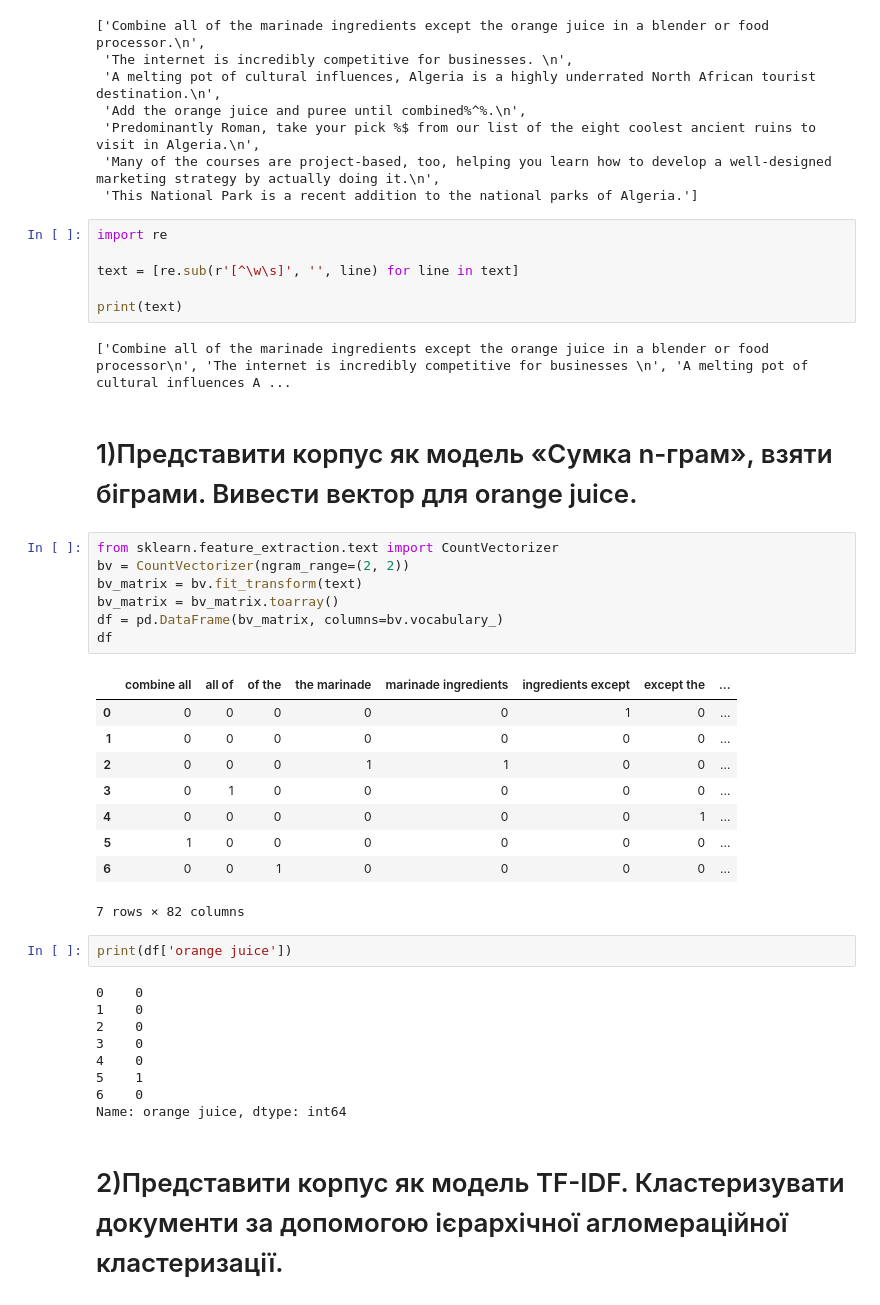
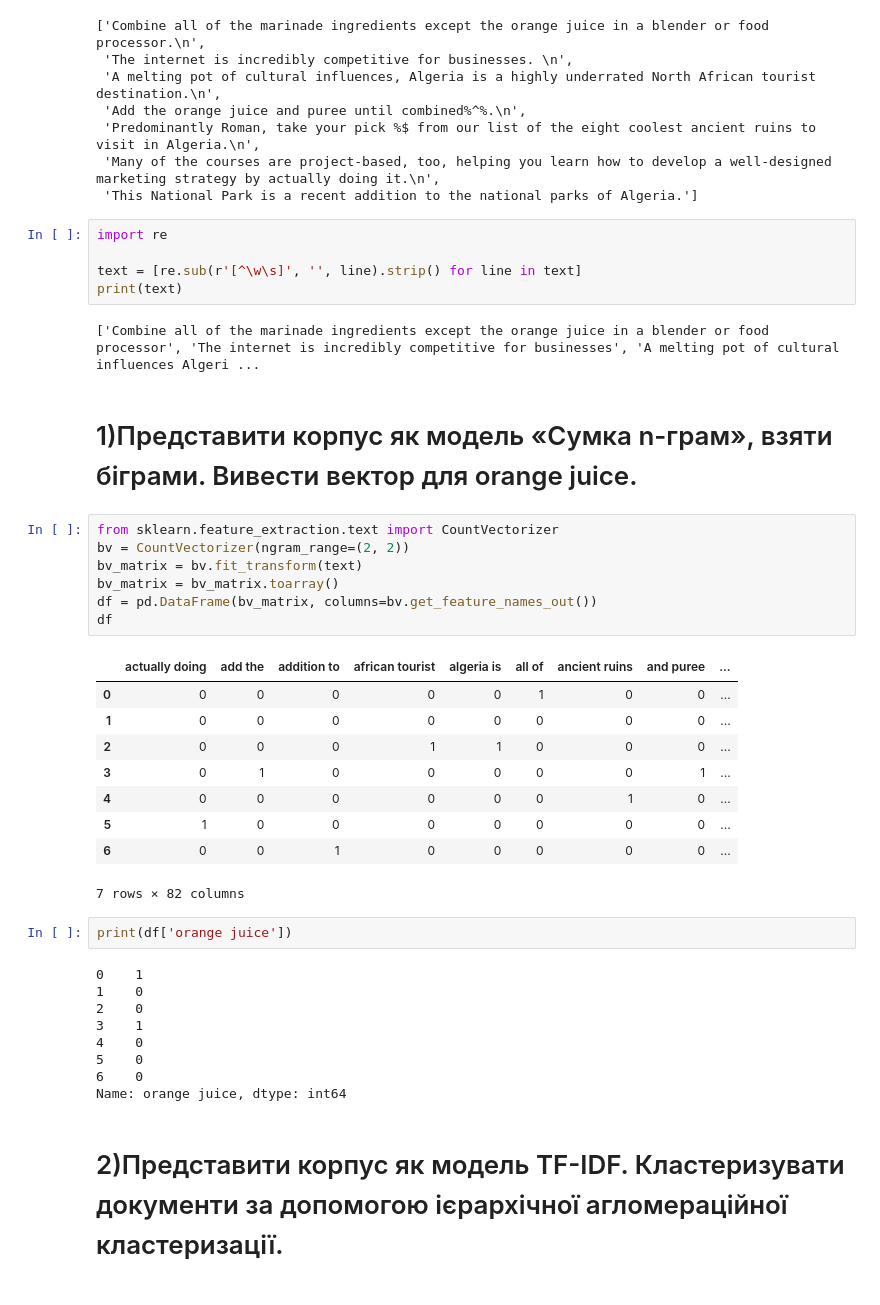
Before and after one commit to slavikDe/python, a Jupyter notebook: text_processing/lab2/lab2.ipynb, the cells around one changed output. Drawn from its saved outputs; the diff is of its cells as text.

```diff
--- a/text_processing/lab2/lab2.ipynb
+++ b/text_processing/lab2/lab2.ipynb
@@ -24,39 +24,38 @@ text
 # %%
 import re
 
-text = [re.sub(r'[^\w\s]', '', line) for line in text]
-
+text = [re.sub(r'[^\w\s]', '', line).strip() for line in text]
 print(text)
 # %% [output]
-['Combine all of the marinade ingredients except the orange juice in a blender or food processor\n', 'The internet is incredibly competitive for businesses \n', 'A melting pot of cultural influences A ...
+['Combine all of the marinade ingredients except the orange juice in a blender or food processor', 'The internet is incredibly competitive for businesses', 'A melting pot of cultural influences Algeri ...
 # %% [markdown]
 # 1)Представити корпус як модель «Сумка n-грам», взяти біграми. Вивести вектор для orange juice.
 # %%
 from sklearn.feature_extraction.text import CountVectorizer
 bv = CountVectorizer(ngram_range=(2, 2))
 bv_matrix = bv.fit_transform(text)
 bv_matrix = bv_matrix.toarray()
-df = pd.DataFrame(bv_matrix, columns=bv.vocabulary_)
+df = pd.DataFrame(bv_matrix, columns=bv.get_feature_names_out())
 df
 # %% [output]
-|  | combine all | all of | of the | the marinade | marinade ingredients | ingredients except | except the | ... |
-| 0 | 0 | 0 | 0 | 0 | 0 | 1 | 0 | ... |
-| 1 | 0 | 0 | 0 | 0 | 0 | 0 | 0 | ... |
-| 2 | 0 | 0 | 0 | 1 | 1 | 0 | 0 | ... |
-| 3 | 0 | 1 | 0 | 0 | 0 | 0 | 0 | ... |
-| 4 | 0 | 0 | 0 | 0 | 0 | 0 | 1 | ... |
-| 5 | 1 | 0 | 0 | 0 | 0 | 0 | 0 | ... |
-| 6 | 0 | 0 | 1 | 0 | 0 | 0 | 0 | ... |
+|  | actually doing | add the | addition to | african tourist | algeria is | all of | ancient ruins | and puree | ... |
+| 0 | 0 | 0 | 0 | 0 | 0 | 1 | 0 | 0 | ... |
+| 1 | 0 | 0 | 0 | 0 | 0 | 0 | 0 | 0 | ... |
+| 2 | 0 | 0 | 0 | 1 | 1 | 0 | 0 | 0 | ... |
+| 3 | 0 | 1 | 0 | 0 | 0 | 0 | 0 | 1 | ... |
+| 4 | 0 | 0 | 0 | 0 | 0 | 0 | 1 | 0 | ... |
+| 5 | 1 | 0 | 0 | 0 | 0 | 0 | 0 | 0 | ... |
+| 6 | 0 | 0 | 1 | 0 | 0 | 0 | 0 | 0 | ... |
 7 rows × 82 columns
 # %%
 print(df['orange juice'])
 # %% [output]
-0    0
+0    1
 1    0
 2    0
-3    0
+3    1
 4    0
-5    1
+5    0
 6    0
 Name: orange juice, dtype: int64
 # %% [markdown]
```
Also changed, not shown: parts of 6 cells of this notebook, 1 other file.
